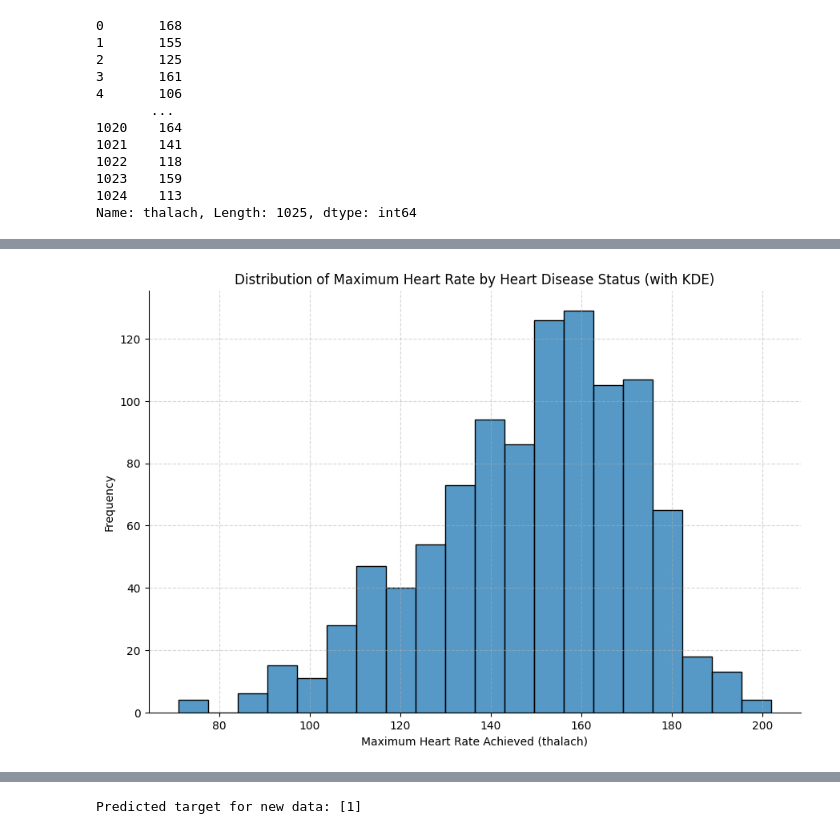
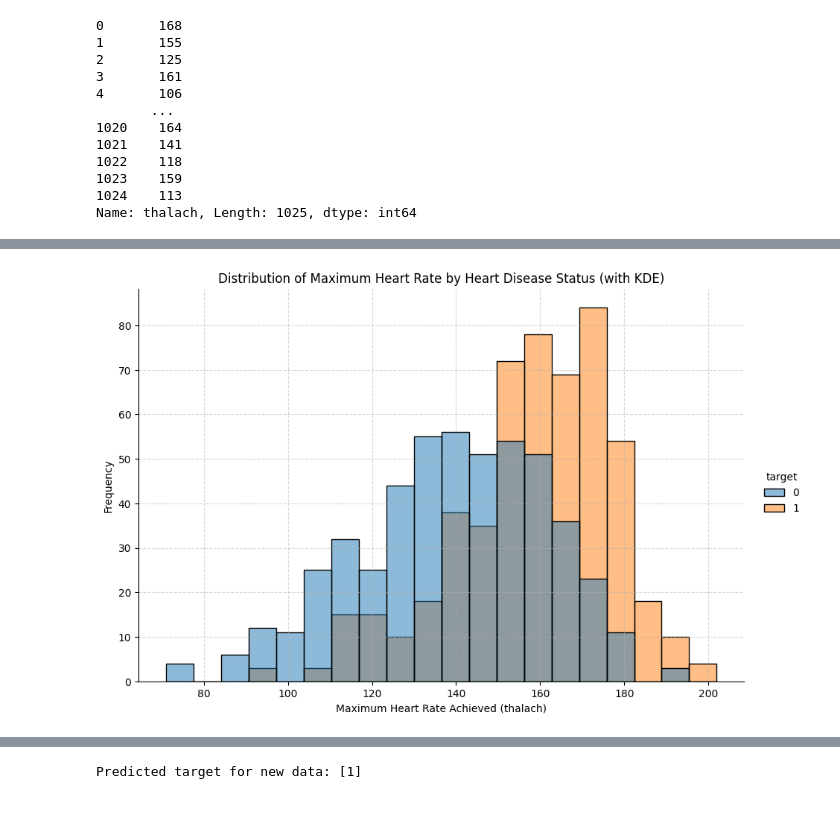
Before and after one commit to tienanh2003/HeartRate_ESP8266, a Jupyter notebook: HeartRate.ipynb, the cells around one changed output, grey strips where cells are left out. Saved outputs shown, nothing was run; the diff lists cells and outputs as text; code cells hidden in the pictures.

```diff
--- a/HeartRate.ipynb
+++ b/HeartRate.ipynb
@@ -75,14 +60,14 @@ dtype: int64
 # %%
 import seaborn as sns
 import matplotlib.pyplot as plt
 
 # Assuming `df` is your DataFrame containing the data
-sns.displot(data=df, x='thalach', bins=20, height=6, aspect=1.5)
+sns.displot(data=df, x='thalach',hue='target', bins=20, height=6, aspect=1.5)
 
 plt.xlabel('Maximum Heart Rate Achieved (thalach)')
 plt.ylabel('Frequency')
 plt.title('Distribution of Maximum Heart Rate by Heart Disease Status (with KDE)')
 plt.grid(visible=True, linestyle='--', alpha=0.5)
 plt.show()
 # %% [output]
-[figure, old version]
+[figure, new version]
```
Also changed, not shown: parts of 5 cells of this notebook.
